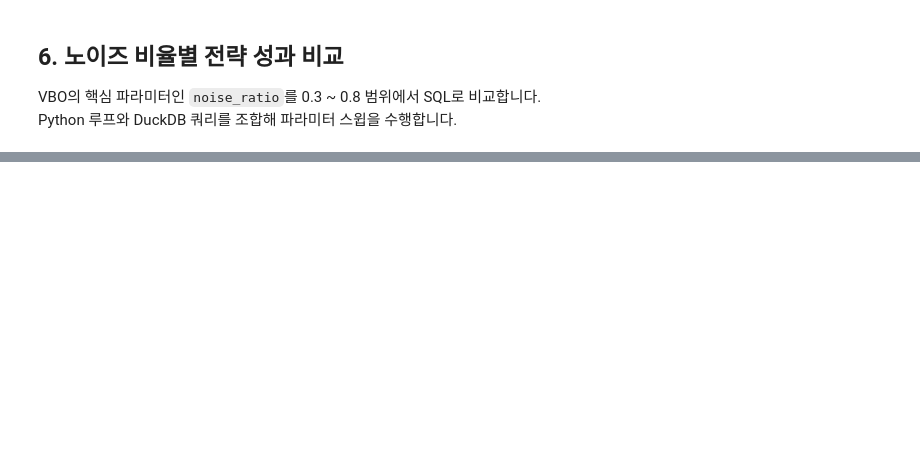
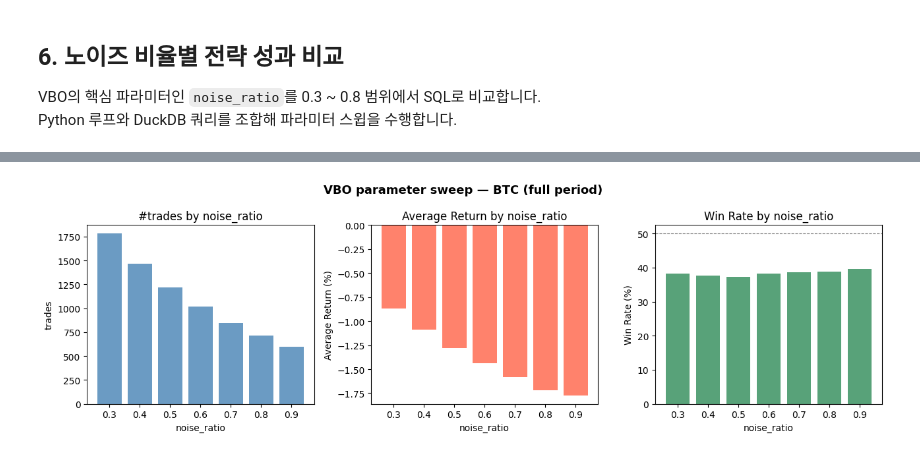
Before and after one commit to 11e3/crypto-lab, a Jupyter notebook: notebooks/duckdb_analysis.ipynb, the cells around one changed output, grey strips where cells are left out. Saved outputs shown, nothing was run; the diff lists cells and outputs as text; code cells hidden in the pictures; blank space fills up the shorter version.

```diff
--- a/notebooks/duckdb_analysis.ipynb
+++ b/notebooks/duckdb_analysis.ipynb
@@ -362,28 +451,28 @@ def vbo_stats_sql(noise_ratio: float) -> dict:
     row = con.execute(f"""
         WITH base AS (
             SELECT
-                date,
+                datetime,
                 open,
                 high,
-                LAG(high - low, 1) OVER (ORDER BY date) AS prev_range
+                LAG(high - low, 1) OVER (ORDER BY datetime) AS prev_range
             FROM '../data/upbit/KRW-BTC_day.parquet'
         ),
         trades AS (
             SELECT
-                open + prev_range * {noise_ratio}                        AS entry,
-                LEAD(open, 1) OVER (ORDER BY date)                       AS exit_p
+                open + prev_range * {noise_ratio}                     AS entry,
+                LEAD(open, 1) OVER (ORDER BY datetime)                AS exit_p
             FROM base
             WHERE prev_range IS NOT NULL
               AND high >= open + prev_range * {noise_ratio}
         )
         SELECT
-            {noise_ratio}                                                   AS noise_ratio,
-            COUNT(*)                                                        AS trades,
-            ROUND(AVG((exit_p - entry) / entry * 100), 3)                  AS avg_ret_pct,
+            {noise_ratio}                                                AS noise_ratio,
+            COUNT(*)                                                     AS trades,
+            ROUND(AVG((exit_p - entry) / entry * 100), 3)               AS avg_ret_pct,
             ROUND(
                 SUM(CASE WHEN exit_p > entry THEN 1 ELSE 0 END)
                 * 100.0 / COUNT(*), 1
-            )                                                               AS win_rate_pct
+            )                                                            AS win_rate_pct
         FROM trades
         WHERE exit_p IS NOT NULL
     """).fetchone()
@@ -398,23 +496,25 @@ df_sweep
 # %%
 fig, (ax1, ax2, ax3) = plt.subplots(1, 3, figsize=(13, 4))
 
 ax1.bar(df_sweep["noise_ratio"].astype(str), df_sweep["trades"], color="steelblue", alpha=0.8)
-ax1.set_title("noise_ratio별 거래 횟수")
+ax1.set_title("#trades by noise_ratio")
 ax1.set_xlabel("noise_ratio")
-ax1.set_ylabel("횟수")
+ax1.set_ylabel("trades")
 
 ax2.bar(df_sweep["noise_ratio"].astype(str), df_sweep["avg_ret_pct"], color="tomato", alpha=0.8)
-ax2.set_title("noise_ratio별 평균 수익률")
+ax2.set_title("Average Return by noise_ratio")
 ax2.set_xlabel("noise_ratio")
-ax2.set_ylabel("평균 수익률 (%)")
+ax2.set_ylabel("Average Return (%)")
 ax2.axhline(0, color="black", lw=0.8)
 
 ax3.bar(df_sweep["noise_ratio"].astype(str), df_sweep["win_rate_pct"], color="seagreen", alpha=0.8)
-ax3.set_title("noise_ratio별 승률")
+ax3.set_title("Win Rate by noise_ratio")
 ax3.set_xlabel("noise_ratio")
-ax3.set_ylabel("승률 (%)")
+ax3.set_ylabel("Win Rate (%)")
 ax3.axhline(50, color="gray", lw=0.8, linestyle="--")
 
-plt.suptitle("VBO 파라미터 스윕 — BTC (전체 기간)", fontsize=13, fontweight="bold")
+plt.suptitle("VBO parameter sweep — BTC (full period)", fontsize=13, fontweight="bold")
 plt.tight_layout()
 plt.show()
+# %% [output]
+[figure, added]
```
Also changed, not shown: parts of 12 cells of this notebook, 2 other files.
